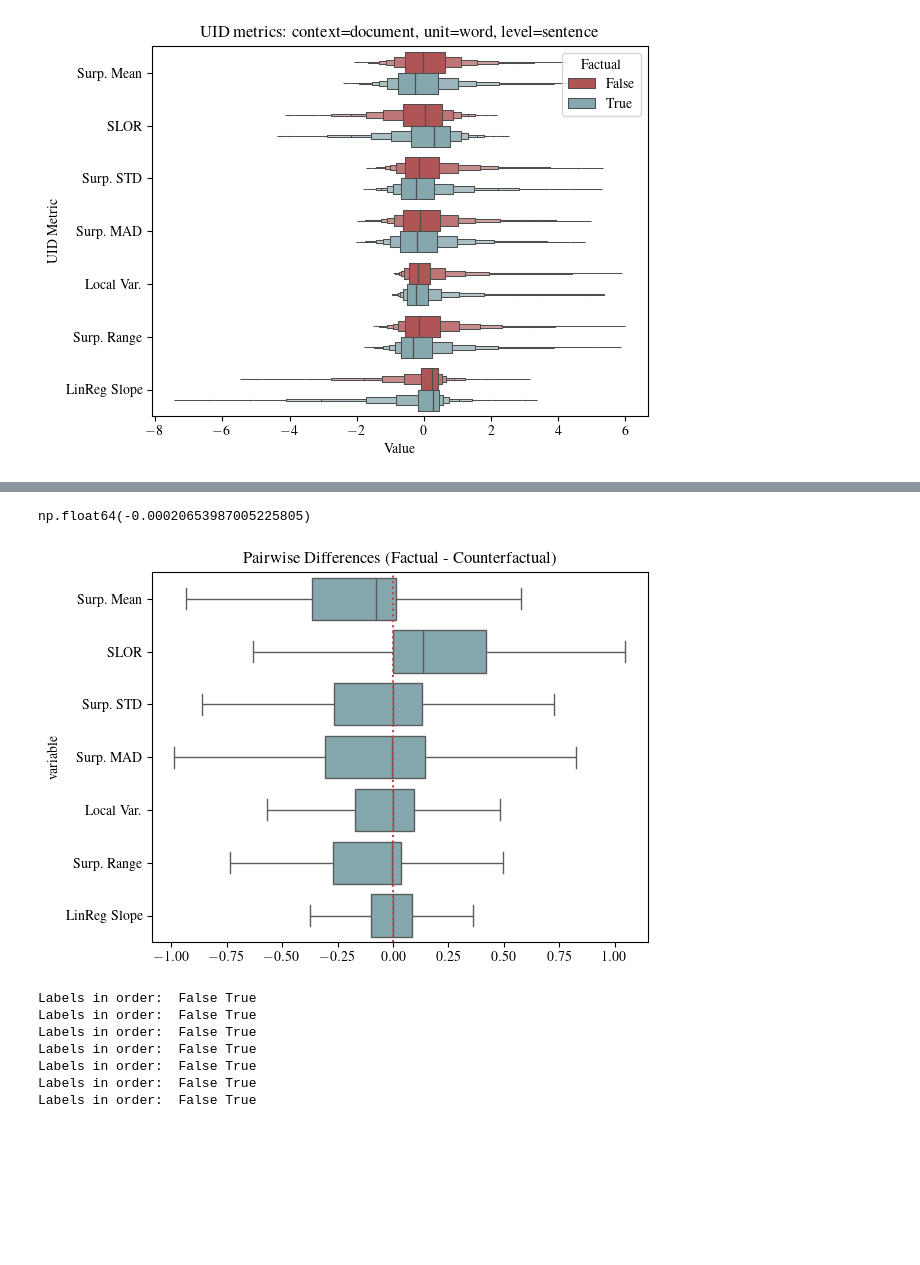
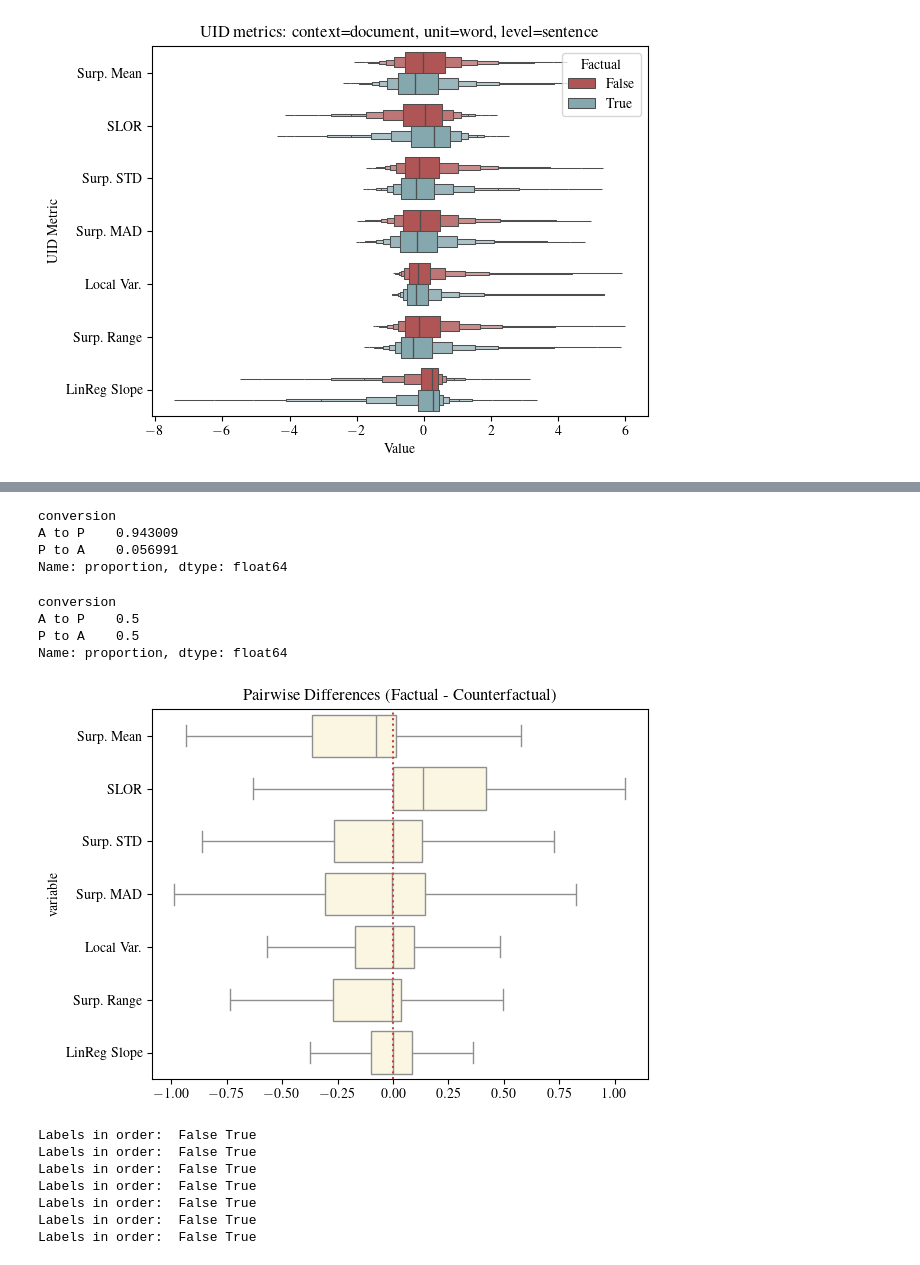
Before and after one commit to NolanChai/active-passive-alternations, a Jupyter notebook: notebooks/UID_analysis.ipynb, the cells around one changed output, grey strips where cells are left out. Saved outputs shown, nothing was run; the diff lists cells and outputs as text; code cells hidden in the pictures; blank space fills up the shorter version.

```diff
--- a/notebooks/UID_analysis.ipynb
+++ b/notebooks/UID_analysis.ipynb
@@ -37,6 +37,12 @@ warnings.filterwarnings("ignore")
 factuality_cmap = {
     True: "#7EACB5",
     False: "#BF4646",
+}
+
+conversion_cmap = {
+    "P to A": "#B7BDF7",
+    "A to P": "#576A8F",
+    "Both": "#FFF8DE"
 }
 
 metrics = [
@@ -178,20 +203,37 @@ pw_diffs
 # %%
-pw_diffs['uid_pwd'].median()
+pw_diffs['conversion'].value_counts(normalize=True)
 # %% [output]
-np.float64(-0.00020653987005225805)
+conversion
+A to P    0.943009
+P to A    0.056991
+Name: proportion, dtype: float64
-# %%
-sns.boxplot((pw_diffs[['doc_name', 'sent_idx'] + metrics]
-             .melt(id_vars=['doc_name', 'sent_idx'])),
-            x='value', y='variable', showfliers=False,
-            color="#7EACB5")
-plt.axvline(x=0, color='#BF4646', linestyle='dotted', zorder=5)
-plt.title("Pairwise Differences (Factual - Counterfactual)")
-plt.xlabel('')
-plt.yticks(ticks=metrics, labels=metrics_formatted)
-plt.savefig("../plots/pw_diffs_fact-counterfact" + plot_suffix,
-            dpi=100, bbox_inches='tight')
-# %% [output]
-[figure, removed]
+# %%
+pw_diffs_resampled = pd.concat([
+    pw_diffs[pw_diffs['conversion'] == 'A to P'].sample((pw_diffs['conversion'] == 'P to A').sum(), replace=False),
+    pw_diffs[pw_diffs['conversion'] == 'P to A']
+])
+pw_diffs_resampled['conversion'].value_counts(normalize=True)
+# %% [output]
+conversion
+A to P    0.5
+P to A    0.5
+Name: proportion, dtype: float64
+# %%
+sns.boxplot((pw_diffs[['doc_name', 'sent_idx', 'conversion'] + metrics]
+             .melt(id_vars=['doc_name', 'sent_idx', 'conversion'])),
+            x='value', y='variable',
+            color=conversion_cmap['Both'],
+            showfliers=False,
+            # inner=None
+            )
+plt.axvline(x=0, color='#BF4646', linestyle='dotted', zorder=5)
+plt.title("Pairwise Differences (Factual - Counterfactual)")
+plt.xlabel('')
+plt.yticks(ticks=metrics, labels=metrics_formatted)
+plt.savefig("../plots/pw_diffs_fact-counterfact" + plot_suffix,
+            dpi=100, bbox_inches='tight')
+# %% [output]
+[figure, added]
 # %%
 def perm_test(data,
               label_column,
```
Also changed, not shown: parts of 14 cells of this notebook.
